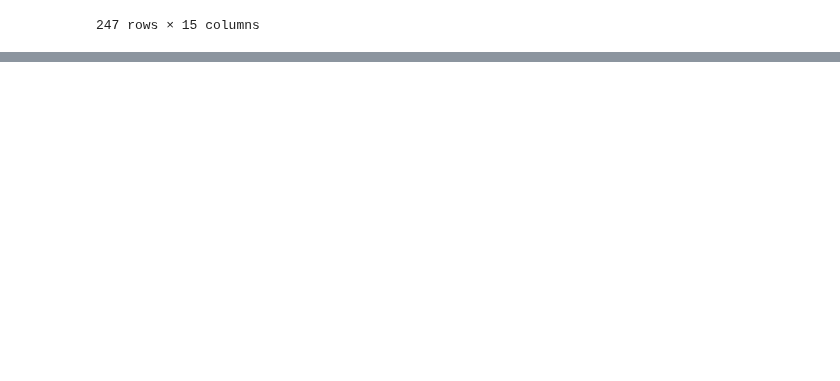
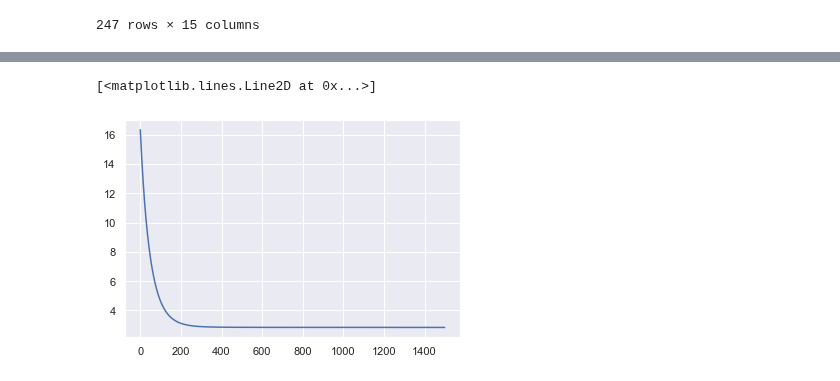
Before and after one commit to tanjoash/2D_data_driven_world, a Jupyter notebook: 2dwork/2D DDW.ipynb, the cells around one changed output, grey strips where cells are left out. Drawn from its saved outputs; the diff is of its cells as text; code cells hidden in the pictures; blank space fills up the shorter version.

```diff
--- a/2dwork/2D DDW.ipynb
+++ b/2dwork/2D DDW.ipynb
@@ -1429,0 +1449,8 @@ dfallyears_new_normalized
+# %%
+features = ["GDP_normalized","Agri_land_cap_normalized","Basic_water_normalized","Eating_disorder_normalized","Employed_%_normalized","CO2_agri_normalized"]
+target = ["Undernourishment"]
+
+dfallyears_new_feature ,dfallyears_new_target = get_features_targets(dfallyears_new_normalized,features,target)
+
+display(dfallyears_feature.describe())
+display(dfallyears_target.describe())
@@ -1429,0 +1494,13 @@ dfallyears_new_normalized
+# %%
+dfallyears_new_feature_train , dfallyears_new_feature_test ,dfallyears_new_target_train , dfallyears_new_target_test = split_data(dfallyears_new_feature,dfallyears_new_target)
+# %%
+X = prepare_feature(dfallyears_new_feature_train)
+target = prepare_target(dfallyears_new_target_train)
+
+beta = np.zeros((7,1))
+J = compute_cost(X,target,beta)
+print(J)
+
+beta = np.ones((7,1))
+J = compute_cost(X, target, beta)
+print(J)
@@ -1429,0 +1510,7 @@ dfallyears_new_normalized
+# %%
+iterations = 1500 # arbitrary value
+alpha = 0.01 # arbitrary value
+beta = np.zeros((7,1))
+
+beta , J_storage = gradient_descent(X,target,beta,alpha,iterations)
+print(beta)
@@ -1429,0 +1525,5 @@ dfallyears_new_normalized
+# %%
+plt.plot(J_storage)
+# %% [output]
+[<matplotlib.lines.Line2D at 0x...>]
+[figure, added]
```
Also changed, not shown: parts of 31 cells of this notebook.
